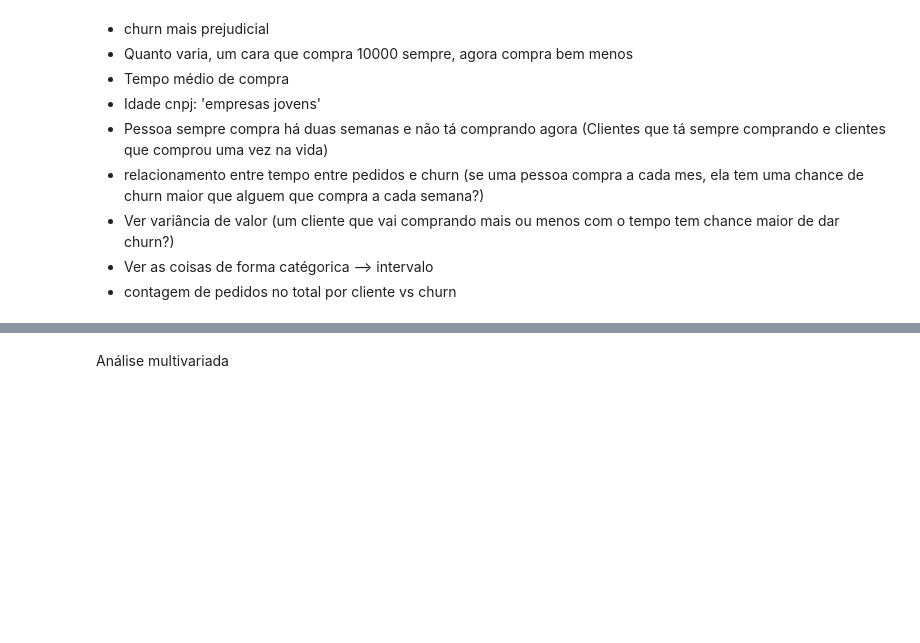
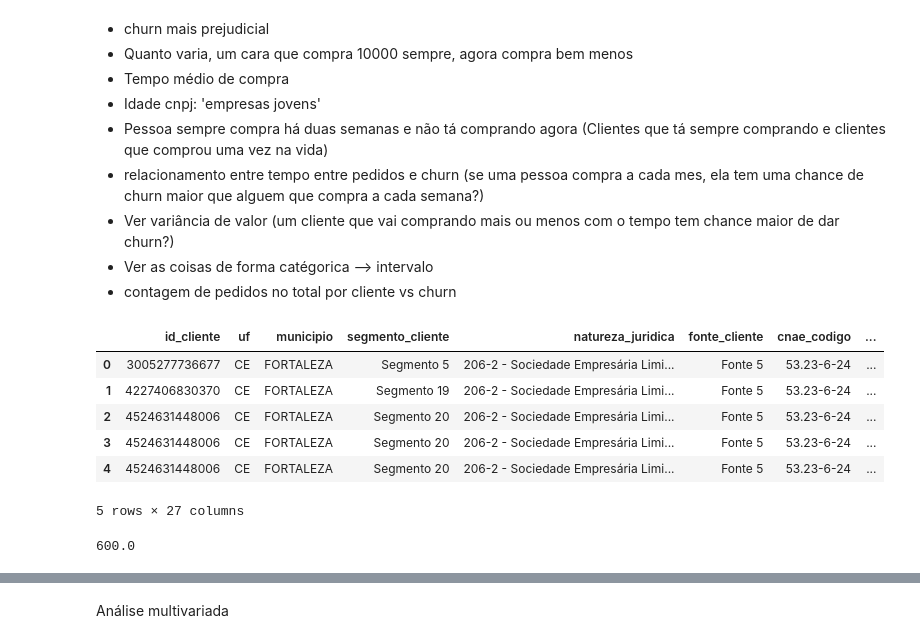
Before and after one commit to lgns-cin/CIN0144, a Jupyter notebook: EDA/com_pedidos.ipynb, the cells around one changed output, grey strips where cells are left out. Drawn from its saved outputs; the diff is of its cells as text; code cells hidden in the pictures; blank space fills up the shorter version.

```diff
--- a/EDA/com_pedidos.ipynb
+++ b/EDA/com_pedidos.ipynb
@@ -1018,3 +1024,23 @@ seaborn.countplot(data=joined, x='primeira_vez_pedindo', hue='churned')
 - Ver variância de valor (um cliente que vai comprando mais ou menos com o tempo tem chance maior de dar churn?)
 - Ver as coisas de forma catégorica --> intervalo
 - contagem de pedidos no total por cliente vs churn
+# %%
+joined.head()
+# %% [output]
+|  | id_cliente | uf | municipio | segmento_cliente | natureza_juridica | fonte_cliente | cnae_codigo | ... |
+| 0 | 3005277736677 | CE | FORTALEZA | Segmento 5 | 206-2 - Sociedade Empresária Limi... | Fonte 5 | 53.23-6-24 | ... |
+| 1 | 4227406830370 | CE | FORTALEZA | Segmento 19 | 206-2 - Sociedade Empresária Limi... | Fonte 5 | 53.23-6-24 | ... |
+| 2 | 4524631448006 | CE | FORTALEZA | Segmento 20 | 206-2 - Sociedade Empresária Limi... | Fonte 5 | 53.23-6-24 | ... |
+| 3 | 4524631448006 | CE | FORTALEZA | Segmento 20 | 206-2 - Sociedade Empresária Limi... | Fonte 5 | 53.23-6-24 | ... |
+| 4 | 4524631448006 | CE | FORTALEZA | Segmento 20 | 206-2 - Sociedade Empresária Limi... | Fonte 5 | 53.23-6-24 | ... |
+5 rows × 27 columns
+# %%
+def primeiro_num(intervalo: str) -> float:
+    if not isinstance(intervalo, str):
+        return nan
+    return float(a)
+
+leads['idade_min'] = leads['idade_cnpj'].apply(primeiro_num)
+primeiro_num("(600, 750]")
+# %% [output]
+600.0
```
Also changed, not shown: parts of 27 cells of this notebook.
